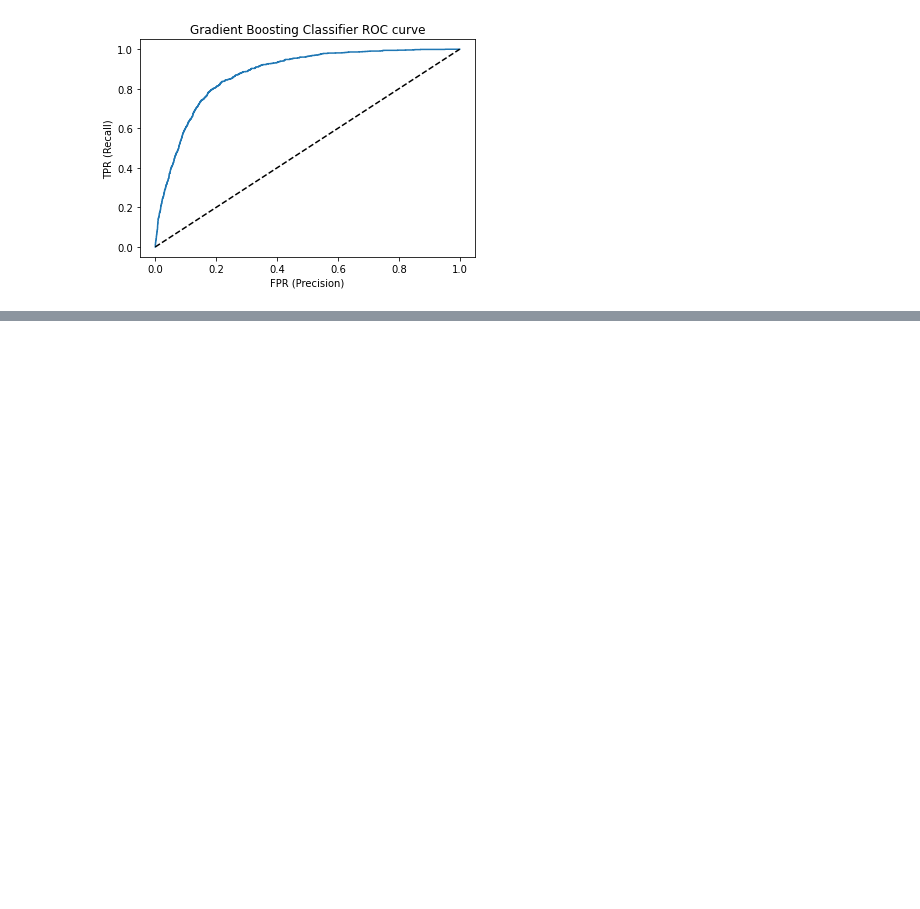
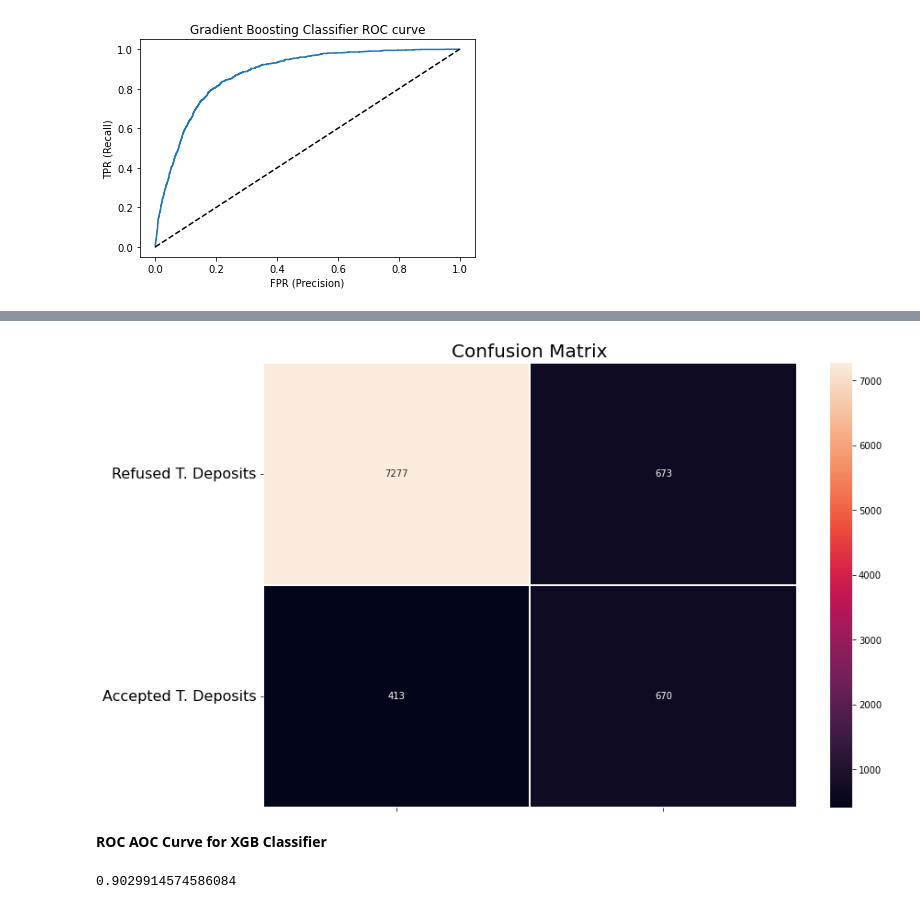
Before and after one commit to niteshgajakosh/Bank-Marketing-Effectiveness-Prediction, a Jupyter notebook: Actual_Bank_Marketing_Effectiveness_Prediction_Capstone_Project.ipynb, the cells around one changed output, grey strips where cells are left out. Drawn from its saved outputs; the diff is of its cells as text; code cells hidden in the pictures; blank space fills up the shorter version.

```diff
--- a/Actual_Bank_Marketing_Effectiveness_Prediction_Capstone_Project.ipynb
+++ b/Actual_Bank_Marketing_Effectiveness_Prediction_Capstone_Project.ipynb
@@ -1127,0 +1177,13 @@ plt.show()
+# %%
+#takes huge amount of time to execute
+import xgboost as xgb
+
+xgboost_clf = xgb.XGBClassifier()
+
+xgboost_clf.fit(X_train_sm, y_train_sm)
+xgb_prediction = xgboost_clf.predict(X_test)
+xgb_accuracy = accuracy_score(y_test,xgb_prediction)
+
+print("Training accuracy Score    : ",xgboost_clf.score(X_train_sm, y_train_sm))
+print("Testing accuracy Score : ",xgb_accuracy )
+print(classification_report(xgb_prediction,y_test))
@@ -1127,0 +1201,17 @@ plt.show()
+# %%
+#confusion matrix
+from sklearn.metrics import confusion_matrix
+
+conf_matrix = confusion_matrix(y_test,xgb_prediction)
+f, ax = plt.subplots(figsize=(12, 8))
+sns.heatmap(conf_matrix, annot=True, fmt="d", linewidths=.5, ax=ax)
+plt.title("Confusion Matrix", fontsize=20)
+plt.subplots_adjust(left=0.15, right=0.99, bottom=0.15, top=0.99)
+ax.set_yticks(np.arange(conf_matrix.shape[0]) + 0.5, minor=False)
+ax.set_xticklabels("")
+ax.set_yticklabels(['Refused T. Deposits', 'Accepted T. Deposits'], fontsize=16, rotation=360)
+plt.show()
+# %% [output]
+[figure, added]
+# %% [markdown]
+**ROC AOC Curve for XGB Classifier**
@@ -1127,0 +1220,5 @@ plt.show()
+# %%
+roc_socre=roc_auc_score(y_test, Xgb_probability)
+roc_socre
+# %% [output]
+0.9029914574586084
```
Also changed, not shown: parts of 32 cells of this notebook.
